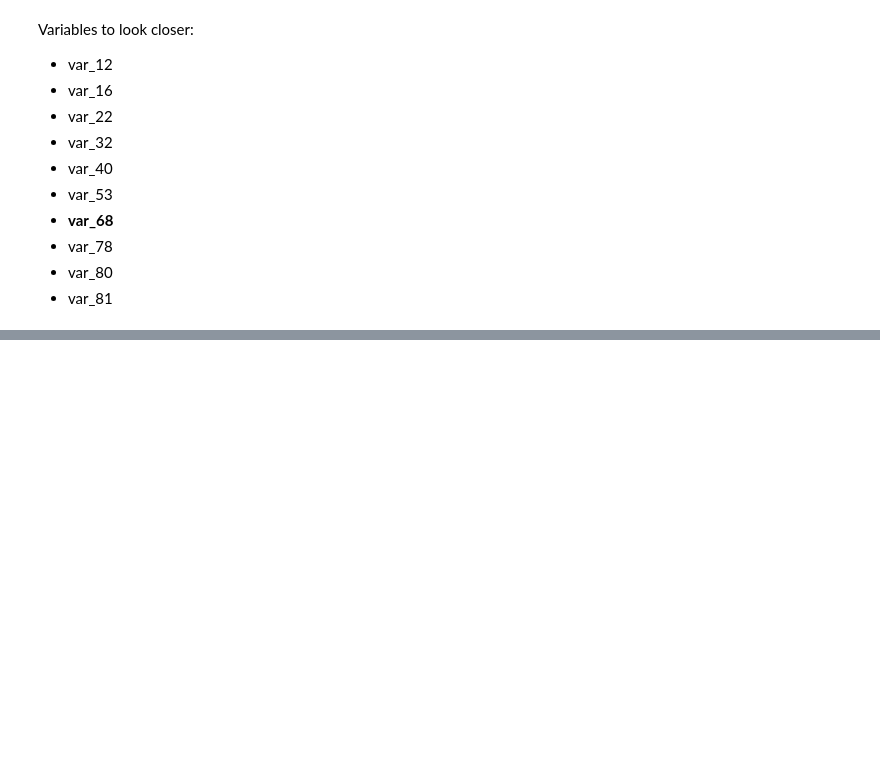
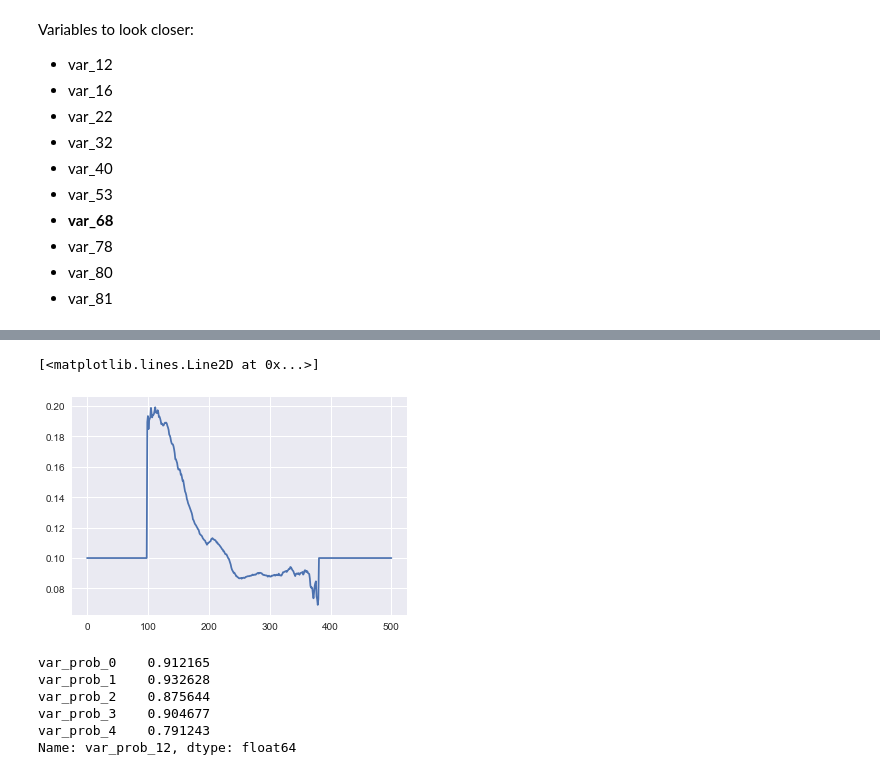
Before and after one commit to FedericoRaimondi/myProjects, a Jupyter notebook: Santander_Customer_Transaction_Prediction/Exploratory_Data_Analysis/Data Exploration.ipynb, the cells around one changed output, grey strips where cells are left out. Cells and saved outputs as stored; diff of their text form; code cells hidden in the pictures; blank space fills up the shorter version.

```diff
--- a/Santander_Customer_Transaction_Prediction/Exploratory_Data_Analysis/Data Exploration.ipynb
+++ b/Santander_Customer_Transaction_Prediction/Exploratory_Data_Analysis/Data Exploration.ipynb
@@ -346,0 +460,3 @@ plt.show()
+# %%
+tr,te = reverse(df_train,df_test_real)
+tr,te = scale(tr,te)
@@ -346,0 +472,6 @@ plt.show()
+# %%
+prob = get_pdf(tr,'var_2')
+plt.plot(prob)
+# %% [output]
+[<matplotlib.lines.Line2D at 0x...>]
+[figure, added]
@@ -346,0 +483,9 @@ plt.show()
+# %%
+corr_mat[corr_mat[(corr_mat.head() > 0.6) & (corr_mat.head() != 1)]['var_prob_12'] > 0]['var_prob_12']
+# %% [output]
+var_prob_0    0.912165
+var_prob_1    0.932628
+var_prob_2    0.875644
+var_prob_3    0.904677
+var_prob_4    0.791243
+Name: var_prob_12, dtype: float64
```
Also changed, not shown: parts of 15 cells of this notebook.
